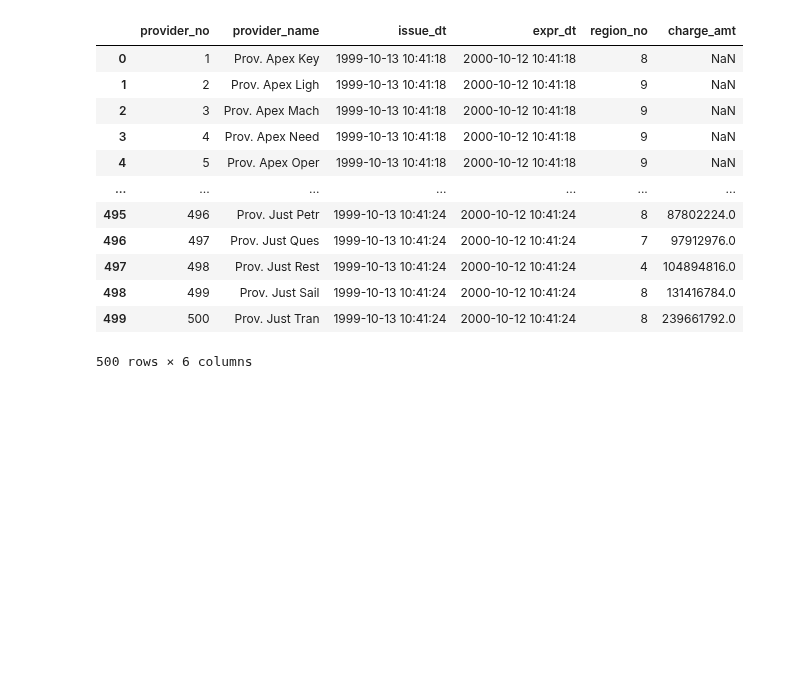
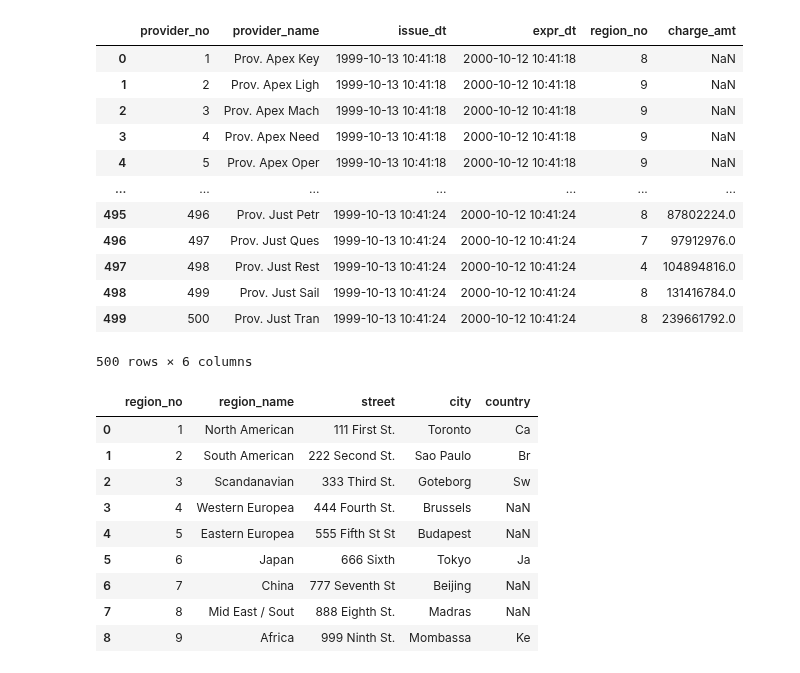
Before and after one commit to Iswarya1011/Cloud-Data-Infrastructure-GroupB-Credit, a Jupyter notebook: charge_denormalization.ipynb, the cells around one changed output. Drawn from its saved outputs; the diff is of its cells as text; code cells hidden in the pictures; blank space fills up the shorter version.

```diff
--- a/charge_denormalization.ipynb
+++ b/charge_denormalization.ipynb
@@ -146,3 +146,17 @@ provider_def_2
 | 498 | 499 | Prov. Just Sail | 1999-10-13 10:41:24 | 2000-10-12 10:41:24 | 8 | 131416784.0 |
 | 499 | 500 | Prov. Just Tran | 1999-10-13 10:41:24 | 2000-10-12 10:41:24 | 8 | 239661792.0 |
 500 rows × 6 columns
+# %%
+region_df = pd.read_csv("Dataset/region.csv", sep=',')
+region_df
+# %% [output]
+|  | region_no | region_name | street | city | country |
+| 0 | 1 | North American | 111 First St. | Toronto | Ca |
+| 1 | 2 | South American | 222 Second St. | Sao Paulo | Br |
+| 2 | 3 | Scandanavian | 333 Third St. | Goteborg | Sw |
+| 3 | 4 | Western Europea | 444 Fourth St. | Brussels | NaN |
+| 4 | 5 | Eastern Europea | 555 Fifth St St | Budapest | NaN |
+| 5 | 6 | Japan | 666 Sixth | Tokyo | Ja |
+| 6 | 7 | China | 777 Seventh St | Beijing | NaN |
+| 7 | 8 | Mid East / Sout | 888 Eighth St. | Madras | NaN |
+| 8 | 9 | Africa | 999 Ninth St. | Mombassa | Ke |
```
Also changed, not shown: parts of 4 cells of this notebook, 1 other file.
